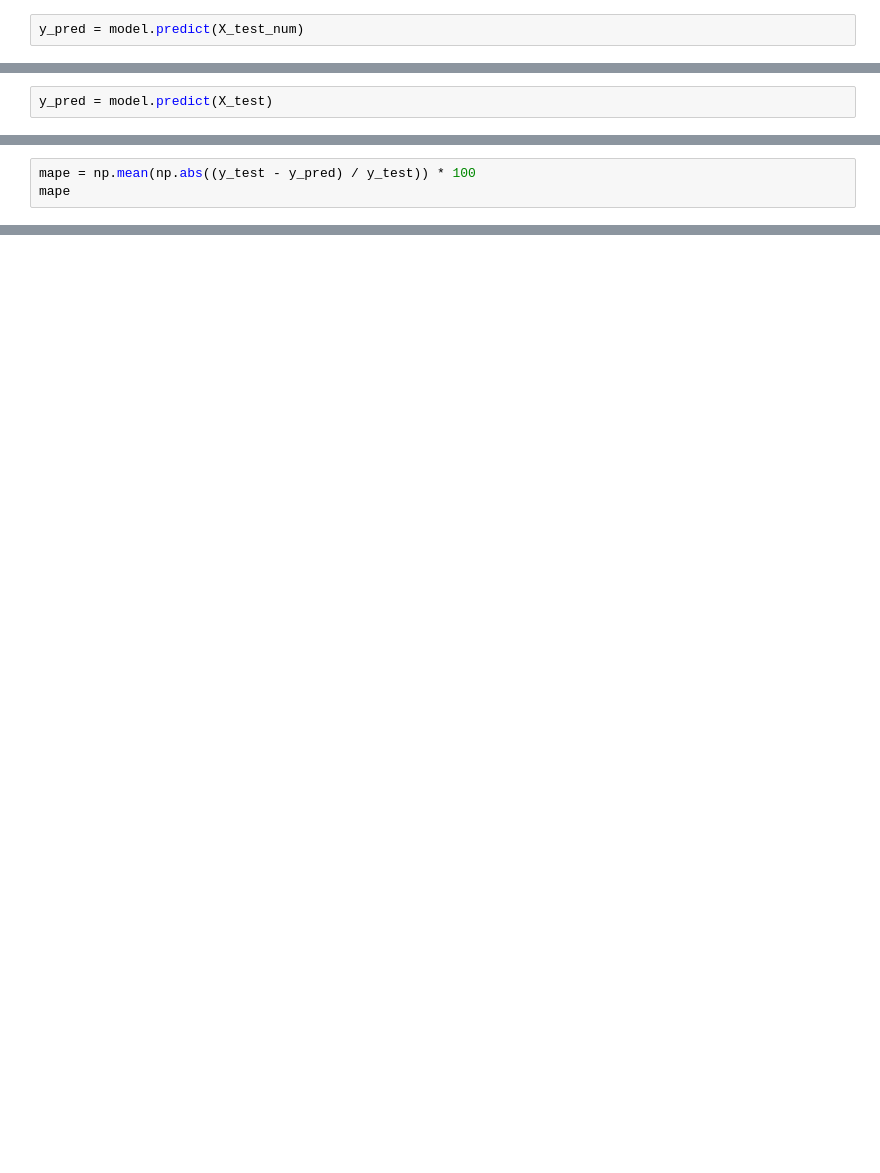
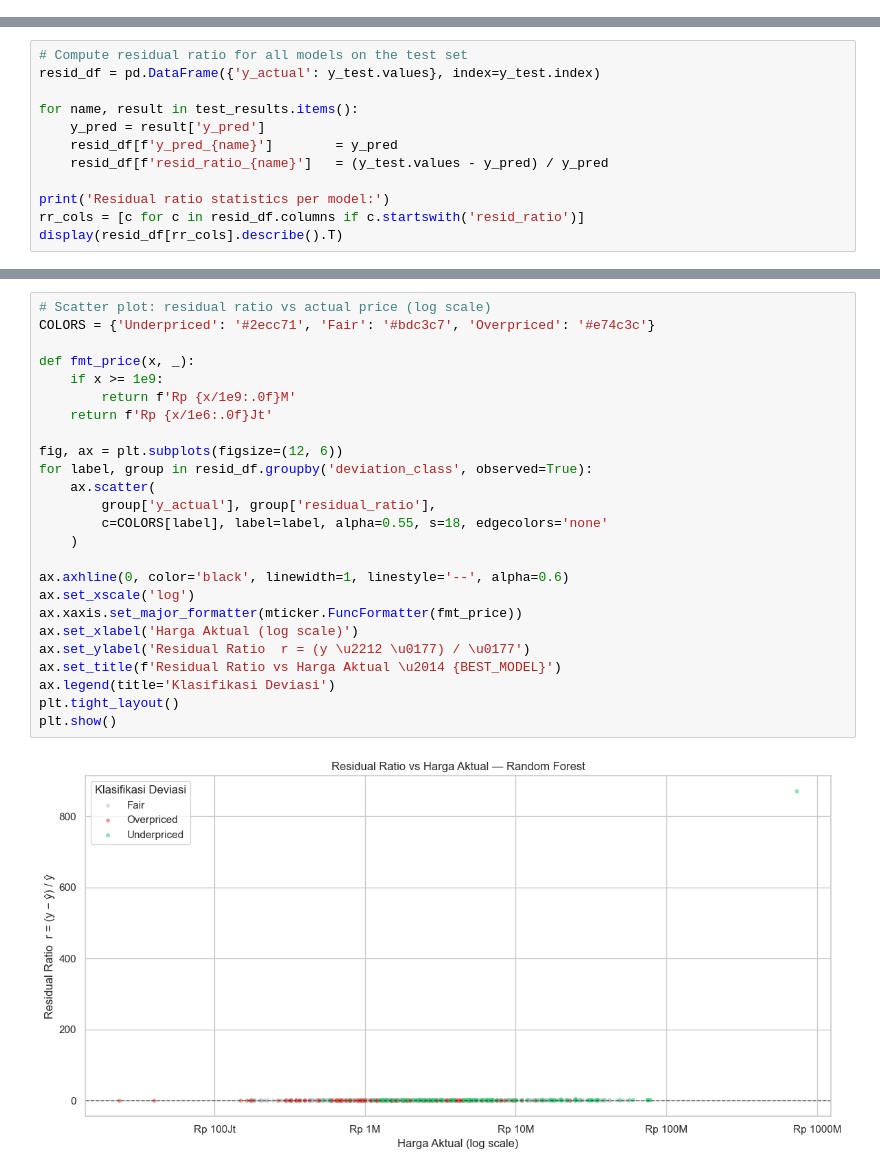
Before and after one commit to bariqjinan/model-based-pricing-deviation, a Jupyter notebook: notebooks/baseline_model.ipynb, the cells around one changed output, grey strips where cells are left out. Cells and saved outputs as stored; diff of their text form; blank space fills up the shorter version.

Commit message:
Restructure notebook into clean ML pipeline with full residual analysis
Co-Authored-By: Claude Sonnet 4.6 <noreply@anthropic.com>

```diff
--- a/notebooks/baseline_model.ipynb
+++ b/notebooks/baseline_model.ipynb
@@ -346,2 +0,0 @@ LinearRegression()
-# %%
-y_pred = model.predict(X_test_num)
@@ -823,2 +0,0 @@ LinearRegression()
-# %%
-y_pred = model.predict(X_test)
@@ -837,3 +0,0 @@ mape
-# %%
-mape = np.mean(np.abs((y_test - y_pred) / y_test)) * 100
-mape
@@ -1032,0 +435,12 @@ Passing `palette` without assigning `hue` is deprecated and will be removed in v
+# %%
+# Compute residual ratio for all models on the test set
+resid_df = pd.DataFrame({'y_actual': y_test.values}, index=y_test.index)
+
+for name, result in test_results.items():
+    y_pred = result['y_pred']
+    resid_df[f'y_pred_{name}']        = y_pred
+    resid_df[f'resid_ratio_{name}']   = (y_test.values - y_pred) / y_pred
+
+print('Residual ratio statistics per model:')
+rr_cols = [c for c in resid_df.columns if c.startswith('resid_ratio')]
+display(resid_df[rr_cols].describe().T)
@@ -1032,0 +497,27 @@ Passing `palette` without assigning `hue` is deprecated and will be removed in v
+# %%
+# Scatter plot: residual ratio vs actual price (log scale)
+COLORS = {'Underpriced': '#2ecc71', 'Fair': '#bdc3c7', 'Overpriced': '#e74c3c'}
+
+def fmt_price(x, _):
+    if x >= 1e9:
+        return f'Rp {x/1e9:.0f}M'
+    return f'Rp {x/1e6:.0f}Jt'
+
+fig, ax = plt.subplots(figsize=(12, 6))
+for label, group in resid_df.groupby('deviation_class', observed=True):
+    ax.scatter(
+        group['y_actual'], group['residual_ratio'],
+        c=COLORS[label], label=label, alpha=0.55, s=18, edgecolors='none'
+    )
+
+ax.axhline(0, color='black', linewidth=1, linestyle='--', alpha=0.6)
+ax.set_xscale('log')
+ax.xaxis.set_major_formatter(mticker.FuncFormatter(fmt_price))
+ax.set_xlabel('Harga Aktual (log scale)')
+ax.set_ylabel('Residual Ratio  r = (y \u2212 \u0177) / \u0177')
+ax.set_title(f'Residual Ratio vs Harga Aktual \u2014 {BEST_MODEL}')
+ax.legend(title='Klasifikasi Deviasi')
+plt.tight_layout()
+plt.show()
+# %% [output]
+[figure, added]
```
Also changed, not shown: parts of 80 cells of this notebook, 1 other file.
